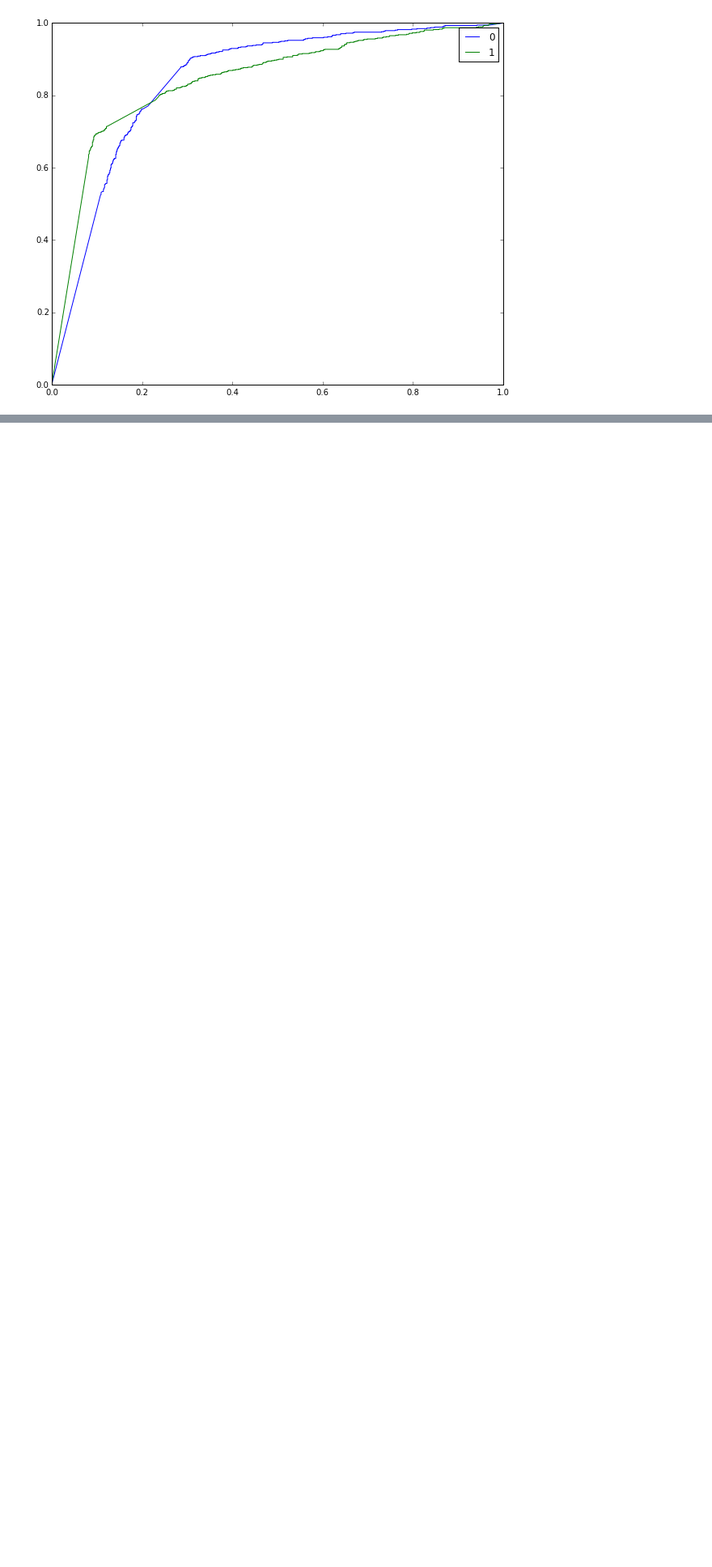
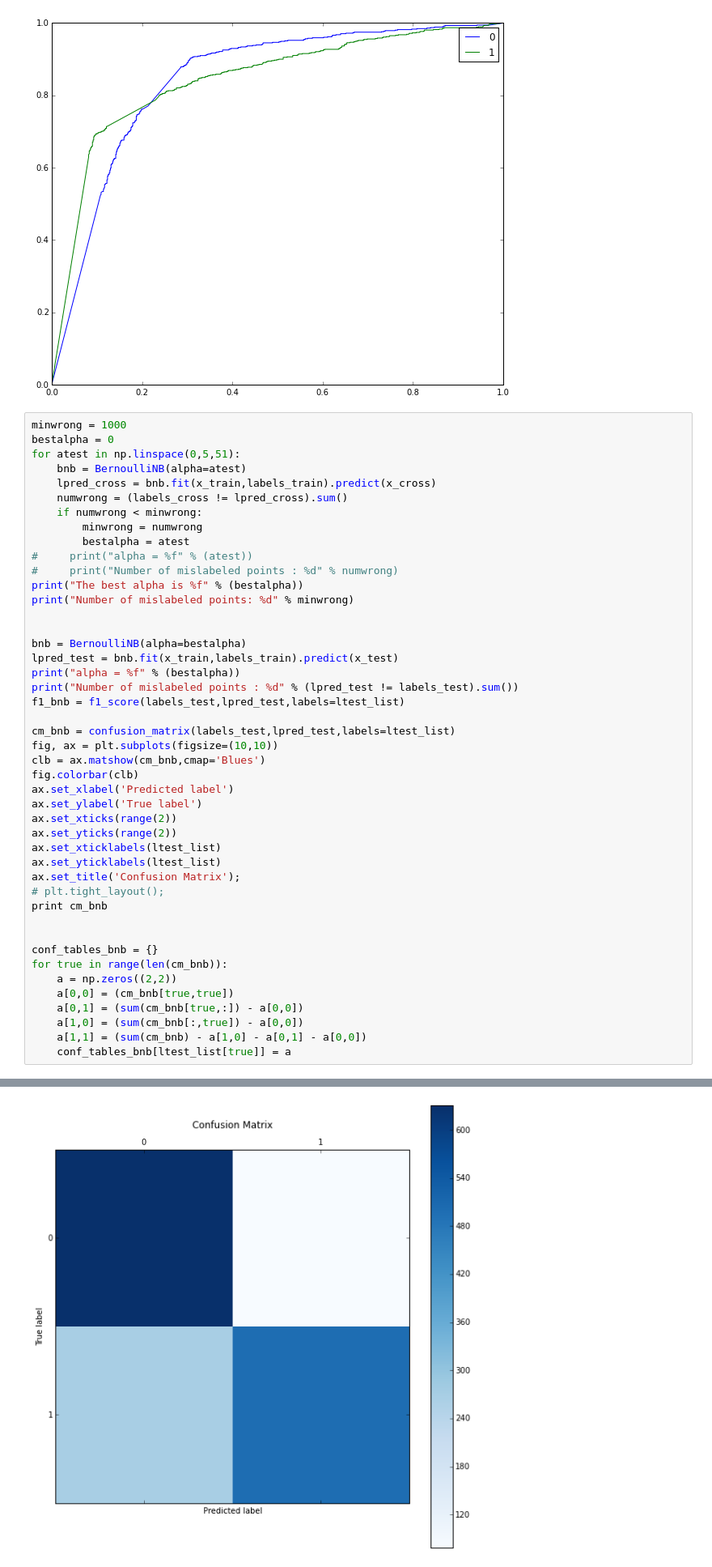
Before and after one commit to hyonschu/stumbleupon_comp, a Jupyter notebook: alex.ipynb, the cells around one changed output, grey strips where cells are left out. Shown: that part at 81% size. Drawn from its saved outputs; the diff is of its cells as text; blank space fills up the shorter version.

Commit message:
Updated with BernoulliNB

```diff
--- a/alex.ipynb
+++ b/alex.ipynb
@@ -165,3 +165,49 @@ for item in auc_mnb.iteritems():
 (0, 0.84486895364383963)
 (1, 0.84356856352680454)
 [figure]
+# %%
+minwrong = 1000
+bestalpha = 0
+for atest in np.linspace(0,5,51):
+    bnb = BernoulliNB(alpha=atest)
+    lpred_cross = bnb.fit(x_train,labels_train).predict(x_cross)
+    numwrong = (labels_cross != lpred_cross).sum()
+    if numwrong < minwrong:
+        minwrong = numwrong
+        bestalpha = atest
+#     print("alpha = %f" % (atest))
+#     print("Number of mislabeled points : %d" % numwrong)
+print("The best alpha is %f" % (bestalpha))
+print("Number of mislabeled points: %d" % minwrong)
+
+
+bnb = BernoulliNB(alpha=bestalpha)
+lpred_test = bnb.fit(x_train,labels_train).predict(x_test)
+print("alpha = %f" % (bestalpha))
+print("Number of mislabeled points : %d" % (lpred_test != labels_test).sum())
+f1_bnb = f1_score(labels_test,lpred_test,labels=ltest_list)
+
+cm_bnb = confusion_matrix(labels_test,lpred_test,labels=ltest_list)
+fig, ax = plt.subplots(figsize=(10,10))
+clb = ax.matshow(cm_bnb,cmap='Blues')
+fig.colorbar(clb)
+ax.set_xlabel('Predicted label')
+ax.set_ylabel('True label')
+ax.set_xticks(range(2))
+ax.set_yticks(range(2))
+ax.set_xticklabels(ltest_list)
+ax.set_yticklabels(ltest_list)
+ax.set_title('Confusion Matrix');
+# plt.tight_layout();
+print cm_bnb
+
+
+conf_tables_bnb = {}
+for true in range(len(cm_bnb)):
+    a = np.zeros((2,2))
+    a[0,0] = (cm_bnb[true,true])
+    a[0,1] = (sum(cm_bnb[true,:]) - a[0,0])
+    a[1,0] = (sum(cm_bnb[:,true]) - a[0,0])
+    a[1,1] = (sum(cm_bnb) - a[1,0] - a[0,1] - a[0,0])
+    conf_tables_bnb[ltest_list[true]] = a
+# %% [output]
@@ -167,0 +220 @@ for item in auc_mnb.iteritems():
+[figure, added]
```
Also changed, not shown: parts of 2 cells of this notebook.
